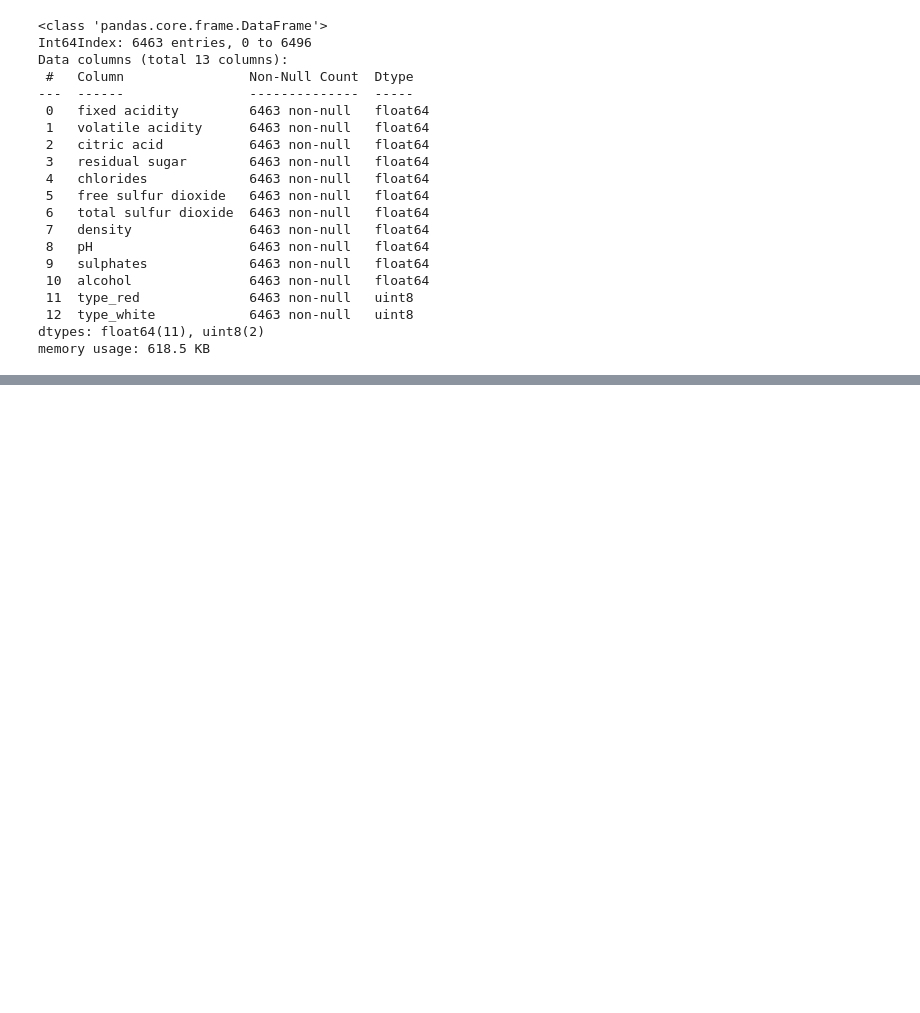
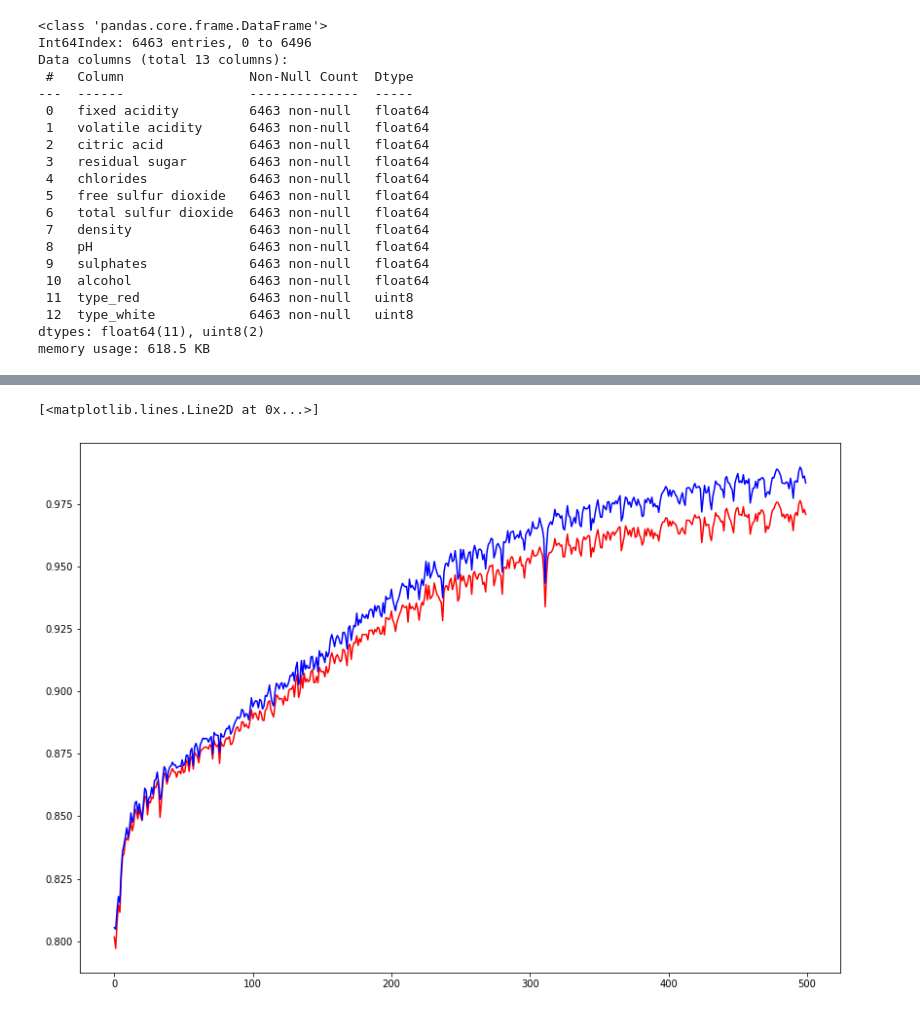
Before and after one commit to freddy120/deep_learning_ceia_2022, a Jupyter notebook: TP7_end2end/EndtoEnd.ipynb, the cells around one changed output, grey strips where cells are left out. Drawn from its saved outputs; the diff is of its cells as text; code cells hidden in the pictures; blank space fills up the shorter version.

```diff
--- a/TP7_end2end/EndtoEnd.ipynb
+++ b/TP7_end2end/EndtoEnd.ipynb
@@ -178,0 +280,10 @@ memory usage: 618.5 KB
+# %%
+x, y  = next(iter(train_dataloader))
+print(x)
+print(y)
+
+print(x.dtype)
+print(y.dtype)
+
+print(x.shape)
+print(y.shape)
@@ -178,0 +309,21 @@ memory usage: 618.5 KB
+# %%
+class NNet(torch.nn.Module):
+
+  def __init__(self):
+    super().__init__()
+    self.linear_1 = torch.nn.Linear(in_features=13, out_features=200, bias=True)
+    self.relu_1 = torch.nn.ReLU()
+    self.linear_2 = torch.nn.Linear(in_features=200, out_features=100, bias=True)
+    self.relu_2 = torch.nn.ReLU()
+    self.linear_3 = torch.nn.Linear(in_features=100, out_features=1, bias=True)
+
+  def forward(self, x):
+    x = self.linear_1(x)
+    x = self.relu_1(x)
+    x = self.linear_2(x)
+    x = self.relu_2(x)
+    x = self.linear_3(x)
+    return x
+# %%
+nnet = NNet()
+print(nnet)
@@ -178,0 +338,3 @@ memory usage: 618.5 KB
+# %%
+optimizer = torch.optim.Adam(nnet.parameters(), lr=0.01)
+loss_function = torch.nn.BCEWithLogitsLoss(reduction="sum")
@@ -178,0 +434,8 @@ memory usage: 618.5 KB
+# %%
+fig, ax1 = plt.subplots(1, figsize=(14, 10))
+x = range(0, len(auc_val_list))
+ax1.plot(x, auc_val_list, color="r")
+ax1.plot(x, auc_train_list, color="b")
+# %% [output]
+[<matplotlib.lines.Line2D at 0x...>]
+[figure, added]
```
Also changed, not shown: parts of 16 cells of this notebook.
